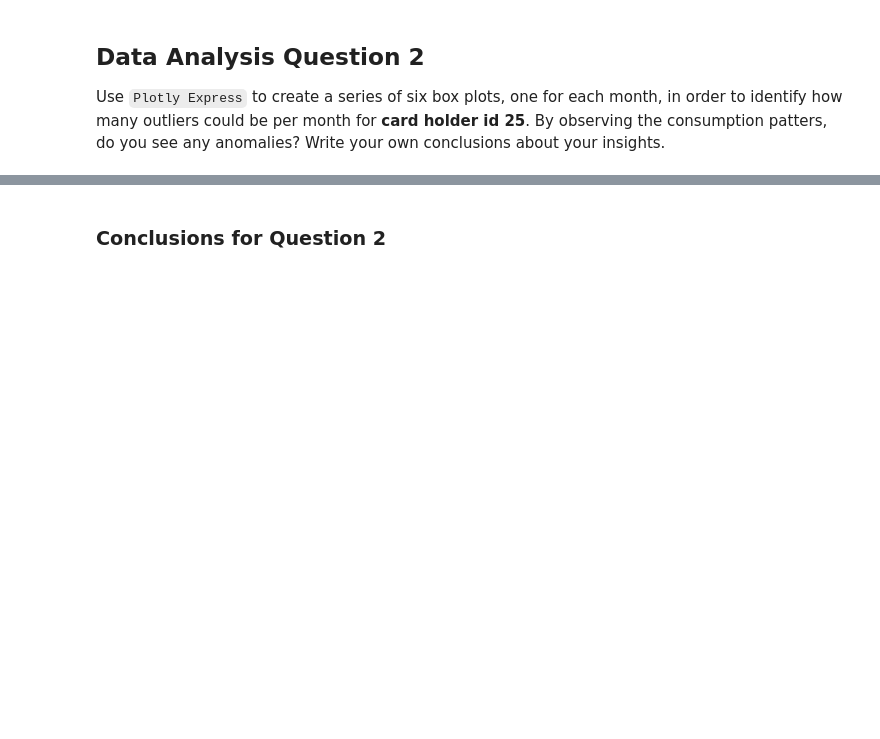
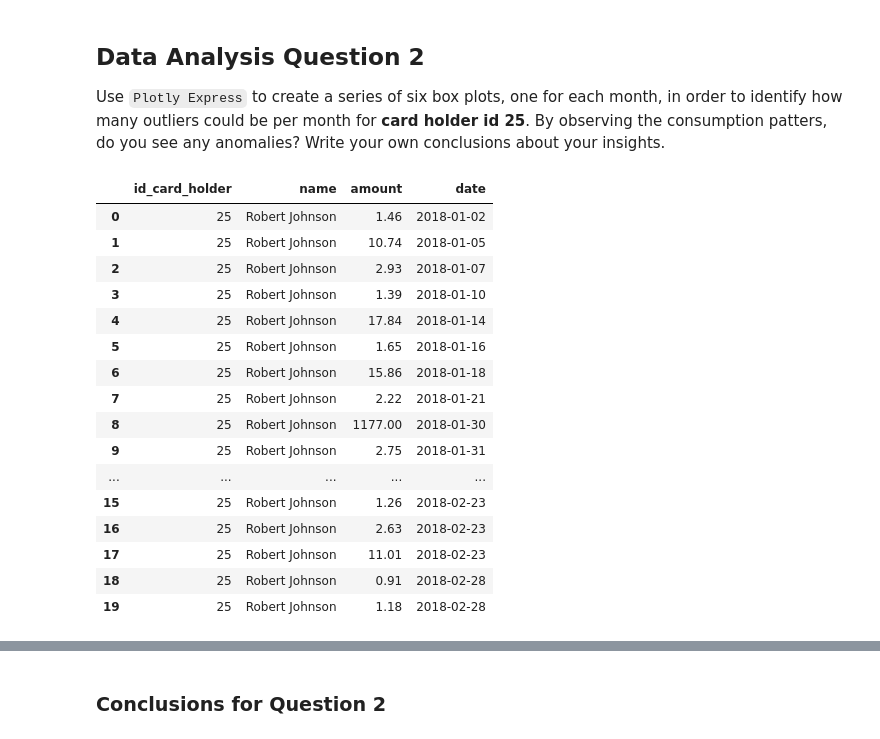
Before and after one commit to AnnSweetNanners/sql-homework, a Jupyter notebook: 07-SQL/Instructions/Starter_Files/visual_data_analysis.ipynb, the cells around one changed output, grey strips where cells are left out. Cells and saved outputs as stored; diff of their text form; code cells hidden in the pictures; blank space fills up the shorter version.

```diff
--- a/07-SQL/Instructions/Starter_Files/visual_data_analysis.ipynb
+++ b/07-SQL/Instructions/Starter_Files/visual_data_analysis.ipynb
@@ -135,2 +174,31 @@ combined_df.head()
+# %%
+# loading data of daily transactions from jan to jun 2018 for card holder 25
+query9='''
+SELECT cc.id_card_holder, ch.name,t.amount, CAST(t.date AS DATE)
+FROM credit_card as cc
+INNER JOIN card_holder as ch ON ch.id_card_holder=ch.id_card_holder
+INNER JOIN transaction as t ON t.card=cc.card
+WHERE cc.id_card_holder=25;'''
+
+card_holder_25=pd.read_sql(query9,engine)
+card_holder_25.head(20)
+# %% [output]
+|  | id_card_holder | name | amount | date |
+| 0 | 25 | Robert Johnson | 1.46 | 2018-01-02 |
+| 1 | 25 | Robert Johnson | 10.74 | 2018-01-05 |
+| 2 | 25 | Robert Johnson | 2.93 | 2018-01-07 |
+| 3 | 25 | Robert Johnson | 1.39 | 2018-01-10 |
+| 4 | 25 | Robert Johnson | 17.84 | 2018-01-14 |
+| 5 | 25 | Robert Johnson | 1.65 | 2018-01-16 |
+| 6 | 25 | Robert Johnson | 15.86 | 2018-01-18 |
+| 7 | 25 | Robert Johnson | 2.22 | 2018-01-21 |
+| 8 | 25 | Robert Johnson | 1177.00 | 2018-01-30 |
+| 9 | 25 | Robert Johnson | 2.75 | 2018-01-31 |
+| ... | ... | ... | ... | ... |
+| 15 | 25 | Robert Johnson | 1.26 | 2018-02-23 |
+| 16 | 25 | Robert Johnson | 2.63 | 2018-02-23 |
+| 17 | 25 | Robert Johnson | 11.01 | 2018-02-23 |
+| 18 | 25 | Robert Johnson | 0.91 | 2018-02-28 |
+| 19 | 25 | Robert Johnson | 1.18 | 2018-02-28 |
 # %%
 # change the numeric month to month names
```
Also changed, not shown: parts of 12 cells of this notebook.
